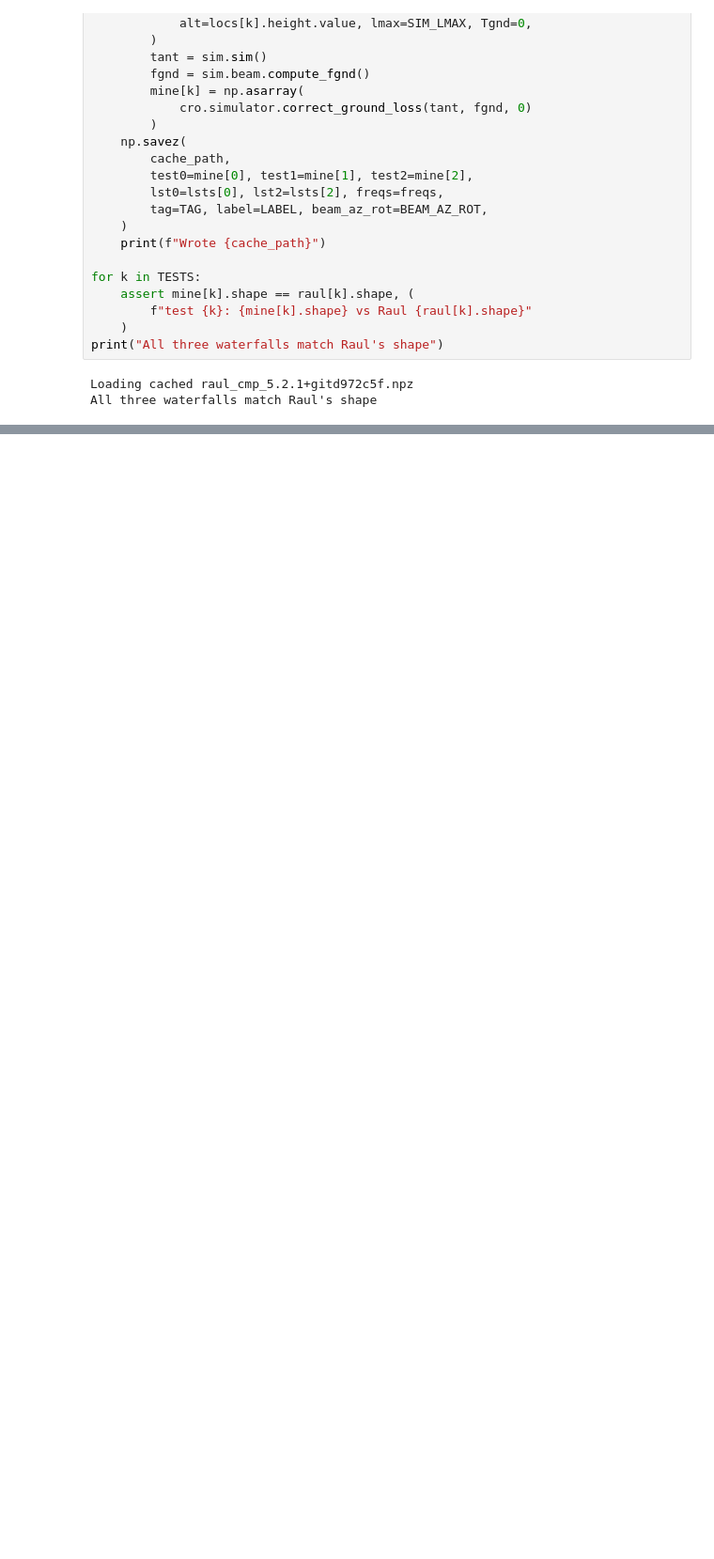
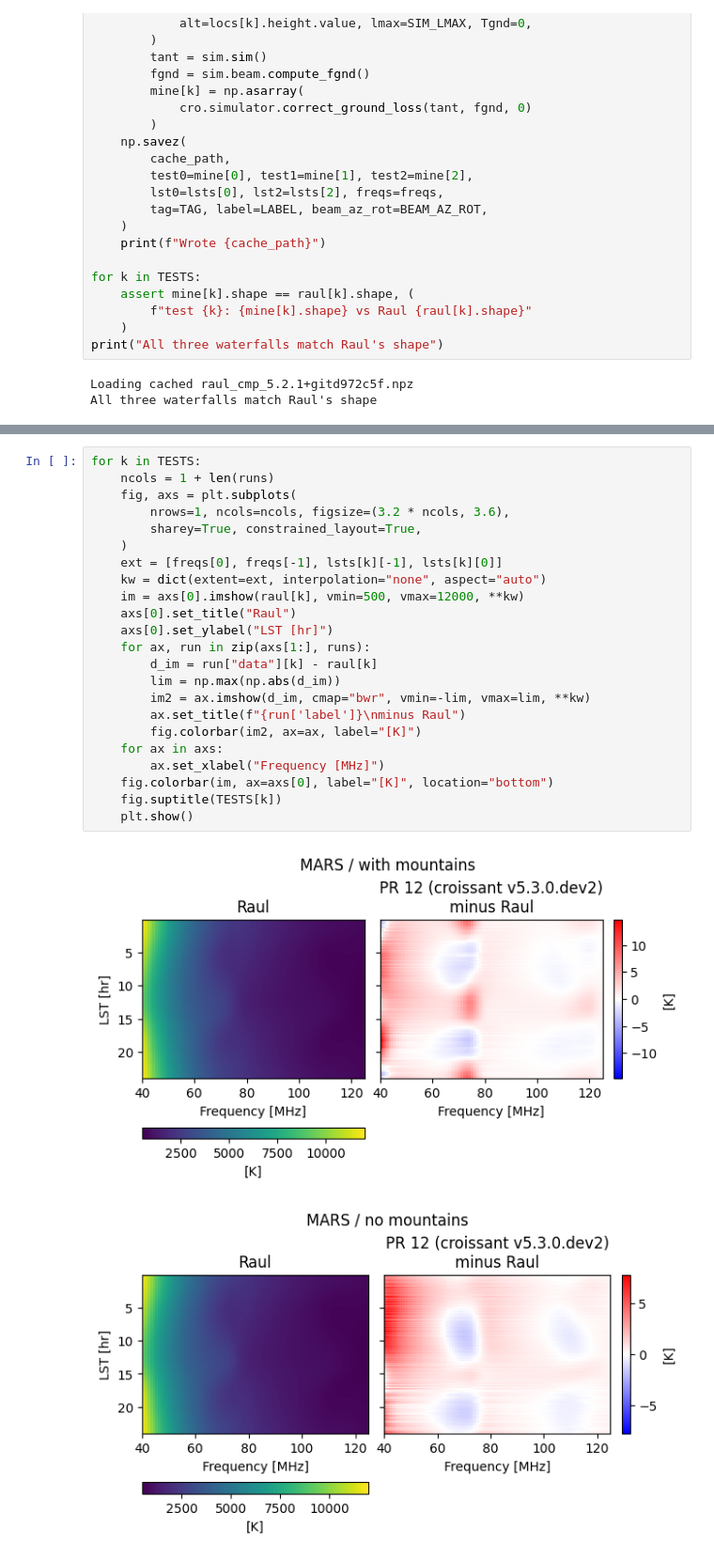
Before and after one commit to MIST-Experiment/mistsim, a Jupyter notebook: notebooks/sim_comparisons/raul_comparison.ipynb, the cells around one changed output, grey strips where cells are left out. Shown at 94% size. Cells and saved outputs as stored; diff of their text form; blank space fills up the shorter version.

```diff
--- a/notebooks/sim_comparisons/raul_comparison.ipynb
+++ b/notebooks/sim_comparisons/raul_comparison.ipynb
@@ -267,0 +369,26 @@ All three waterfalls match Raul's shape
+# %%
+for k in TESTS:
+    ncols = 1 + len(runs)
+    fig, axs = plt.subplots(
+        nrows=1, ncols=ncols, figsize=(3.2 * ncols, 3.6),
+        sharey=True, constrained_layout=True,
+    )
+    ext = [freqs[0], freqs[-1], lsts[k][-1], lsts[k][0]]
+    kw = dict(extent=ext, interpolation="none", aspect="auto")
+    im = axs[0].imshow(raul[k], vmin=500, vmax=12000, **kw)
+    axs[0].set_title("Raul")
+    axs[0].set_ylabel("LST [hr]")
+    for ax, run in zip(axs[1:], runs):
+        d_im = run["data"][k] - raul[k]
+        lim = np.max(np.abs(d_im))
+        im2 = ax.imshow(d_im, cmap="bwr", vmin=-lim, vmax=lim, **kw)
+        ax.set_title(f"{run['label']}\nminus Raul")
+        fig.colorbar(im2, ax=ax, label="[K]")
+    for ax in axs:
+        ax.set_xlabel("Frequency [MHz]")
+    fig.colorbar(im, ax=axs[0], label="[K]", location="bottom")
+    fig.suptitle(TESTS[k])
+    plt.show()
+# %% [output]
+[figure, added]
+[figure, added]
```
Also changed, not shown: parts of 6 cells of this notebook.
